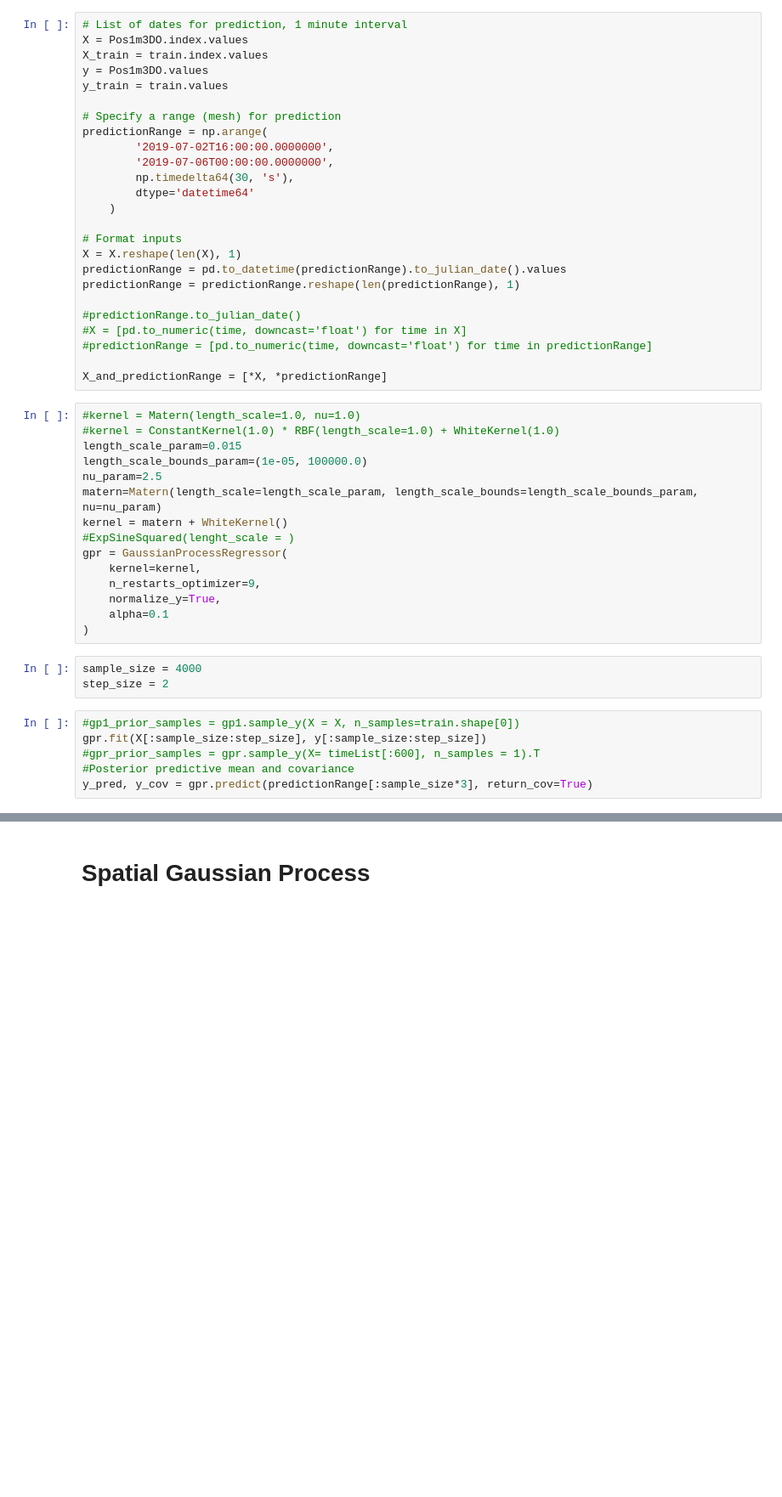
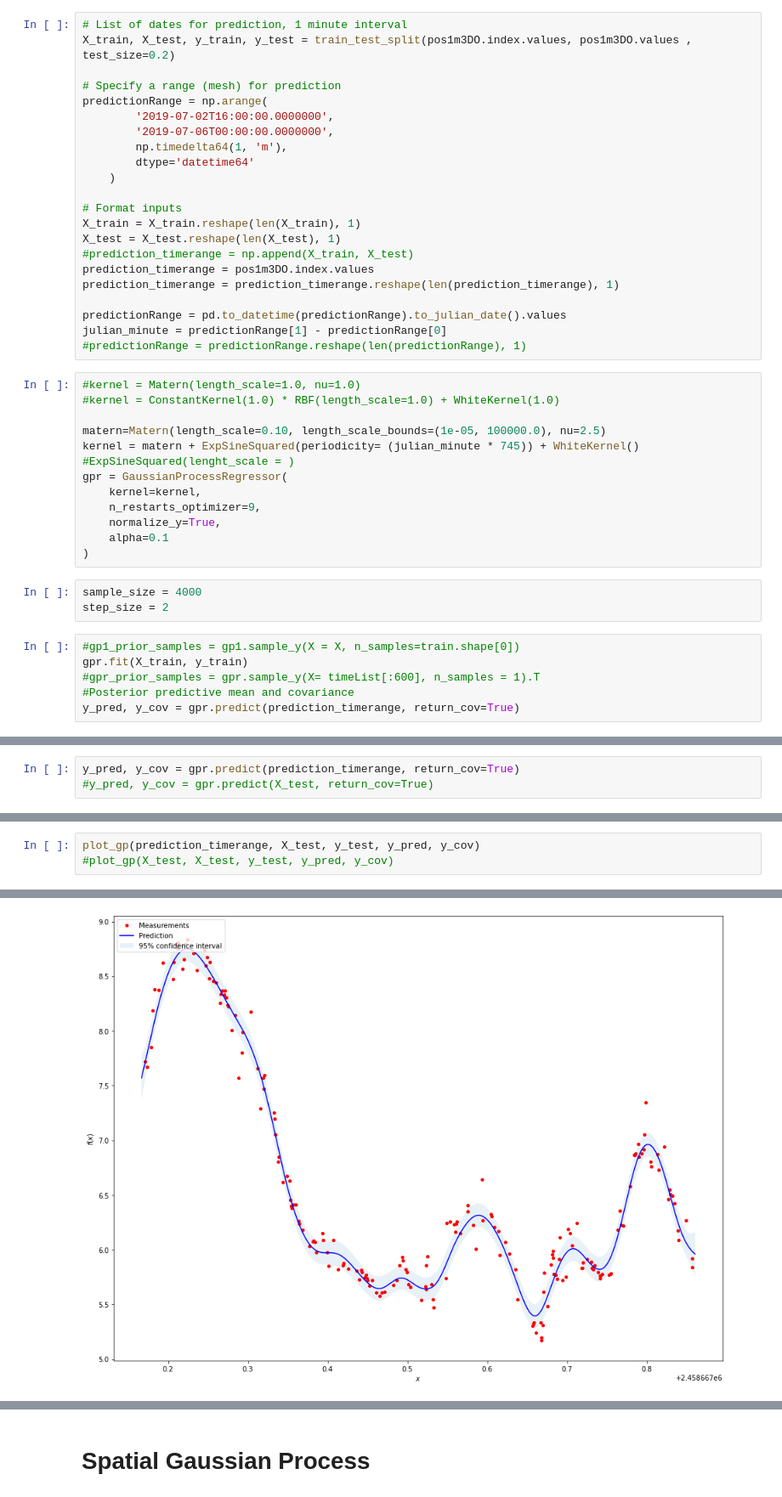
Before and after one commit to larsmmo/Master, a Jupyter notebook: visualization/GPviz.ipynb, the cells around one changed output, grey strips where cells are left out. Shown at 85% size. Drawn from its saved outputs; the diff is of its cells as text; blank space fills up the shorter version.

```diff
--- a/visualization/GPviz.ipynb
+++ b/visualization/GPviz.ipynb
@@ -83,36 +101,31 @@ train, test = train_test_split(Pos1m3DO, test_size=0.2)
 # %%
 # List of dates for prediction, 1 minute interval
-X = Pos1m3DO.index.values
-X_train = train.index.values
-y = Pos1m3DO.values
-y_train = train.values
+X_train, X_test, y_train, y_test = train_test_split(pos1m3DO.index.values, pos1m3DO.values , test_size=0.2)
 
 # Specify a range (mesh) for prediction
 predictionRange = np.arange(
         '2019-07-02T16:00:00.0000000',
         '2019-07-06T00:00:00.0000000',
-        np.timedelta64(30, 's'),
+        np.timedelta64(1, 'm'),
         dtype='datetime64'
     )
 
 # Format inputs
-X = X.reshape(len(X), 1)
+X_train = X_train.reshape(len(X_train), 1)
+X_test = X_test.reshape(len(X_test), 1)
+#prediction_timerange = np.append(X_train, X_test)
+prediction_timerange = pos1m3DO.index.values
+prediction_timerange = prediction_timerange.reshape(len(prediction_timerange), 1)
+
 predictionRange = pd.to_datetime(predictionRange).to_julian_date().values
-predictionRange = predictionRange.reshape(len(predictionRange), 1)
-
-#predictionRange.to_julian_date()
-#X = [pd.to_numeric(time, downcast='float') for time in X]
-#predictionRange = [pd.to_numeric(time, downcast='float') for time in predictionRange]
-
-X_and_predictionRange = [*X, *predictionRange]
+julian_minute = predictionRange[1] - predictionRange[0]
+#predictionRange = predictionRange.reshape(len(predictionRange), 1)
 # %%
 #kernel = Matern(length_scale=1.0, nu=1.0)
 #kernel = ConstantKernel(1.0) * RBF(length_scale=1.0) + WhiteKernel(1.0)
-length_scale_param=0.015
-length_scale_bounds_param=(1e-05, 100000.0)
-nu_param=2.5
-matern=Matern(length_scale=length_scale_param, length_scale_bounds=length_scale_bounds_param, nu=nu_param)
-kernel = matern + WhiteKernel()
+
+matern=Matern(length_scale=0.10, length_scale_bounds=(1e-05, 100000.0), nu=2.5)
+kernel = matern + ExpSineSquared(periodicity= (julian_minute * 745)) + WhiteKernel()
 #ExpSineSquared(lenght_scale = )
 gpr = GaussianProcessRegressor(
     kernel=kernel,
@@ -125,7 +138,7 @@ sample_size = 4000
 step_size = 2
 # %%
 #gp1_prior_samples = gp1.sample_y(X = X, n_samples=train.shape[0])
-gpr.fit(X[:sample_size:step_size], y[:sample_size:step_size])
+gpr.fit(X_train, y_train)
 #gpr_prior_samples = gpr.sample_y(X= timeList[:600], n_samples = 1).T
 #Posterior predictive mean and covariance
-y_pred, y_cov = gpr.predict(predictionRange[:sample_size*3], return_cov=True)
+y_pred, y_cov = gpr.predict(prediction_timerange, return_cov=True)
@@ -145,0 +151,3 @@ plot_gp(predictionRange[:sample_size*3], X[:sample_size:step_size], y[:sample_si
+# %%
+y_pred, y_cov = gpr.predict(prediction_timerange, return_cov=True)
+#y_pred, y_cov = gpr.predict(X_test, return_cov=True)
@@ -145,0 +176,4 @@ plot_gp(predictionRange[:sample_size*3], X[:sample_size:step_size], y[:sample_si
+# %%
+plot_gp(prediction_timerange, X_test, y_test, y_pred, y_cov)
+#plot_gp(X_test, X_test, y_test, y_pred, y_cov)
+# %% [output]
@@ -145,0 +181 @@ plot_gp(predictionRange[:sample_size*3], X[:sample_size:step_size], y[:sample_si
+[figure, added]
```
Also changed, not shown: parts of 16 cells of this notebook, 5 other files.
